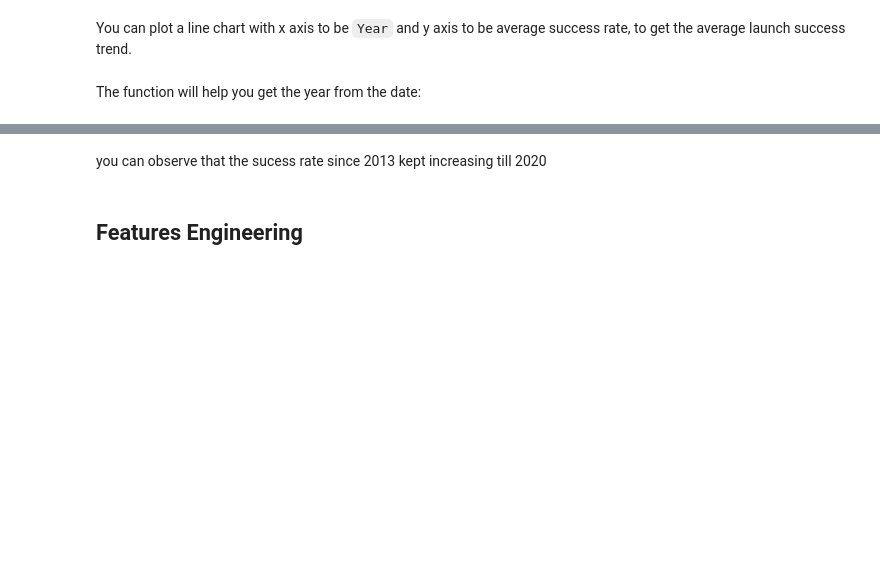
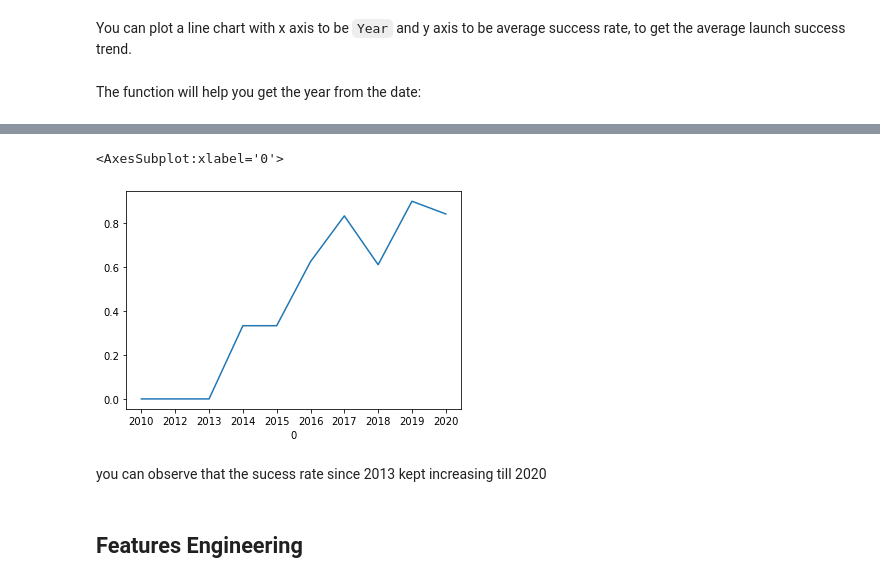
Before and after one commit to tom-buenoschonig/IBM-Capstone, a Jupyter notebook: Exploratory Data Analyses with Visualization.ipynb, the cells around one changed output, grey strips where cells are left out. Drawn from its saved outputs; the diff is of its cells as text; code cells hidden in the pictures; blank space fills up the shorter version.

```diff
--- a/Exploratory Data Analyses with Visualization.ipynb
+++ b/Exploratory Data Analyses with Visualization.ipynb
@@ -158,3 +158,8 @@ def Extract_year(date):
     return year
 # %%
 # Plot a line chart with x axis to be the extracted year and y axis to be the success rate
+df1= pd.DataFrame(Extract_year(df['Date']))
+df1["Class"]=df['Class']
+df1
+#year
+#sns.lineplot(x=year,y=df[''])
@@ -161,3 +180,9 @@ def Extract_year(date):
+# %%
+year_grouping = df1.groupby(0)['Class'].mean()
+sns.lineplot(x=year_grouping.index,y=year_grouping.values)
+# %% [output]
+<AxesSubplot:xlabel='0'>
+[figure, added]
 # %% [markdown]
 you can observe that the sucess rate since 2013 kept increasing till 2020
 # %% [markdown]
```
Also changed, not shown: parts of 4 cells of this notebook.
